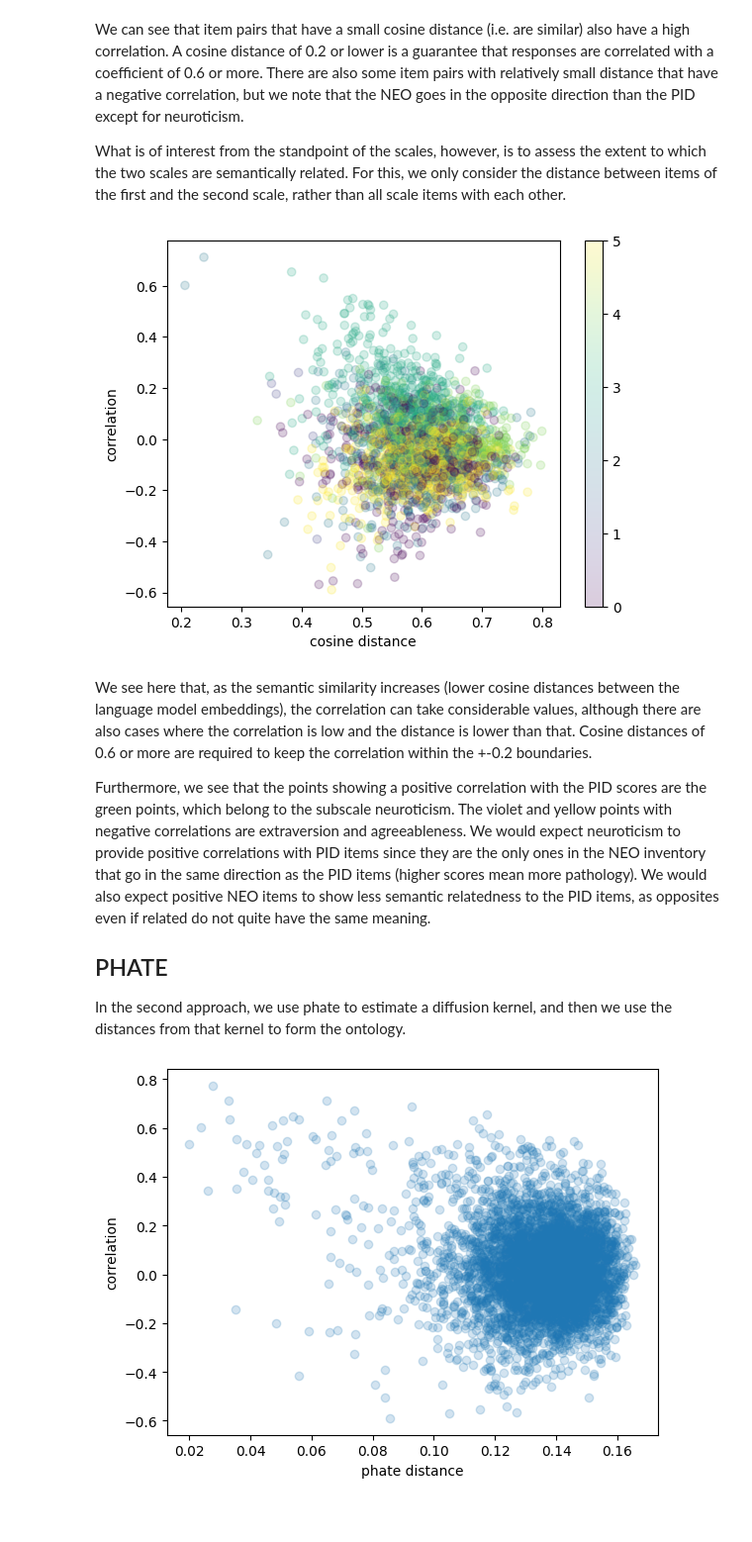
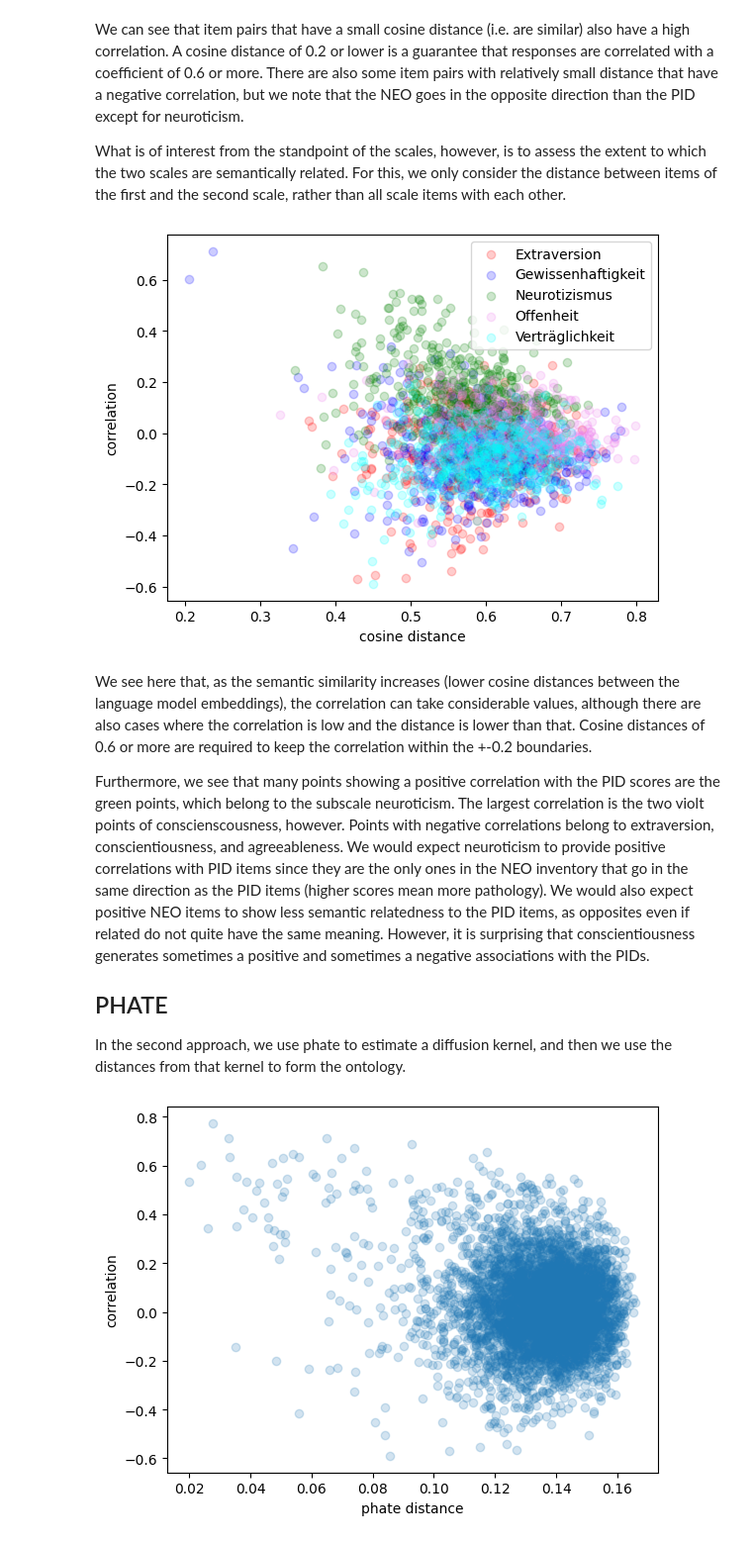
Before and after one commit to roberto-viviani/PsychoOntology, a Jupyter notebook: Ontology.ipynb, the cells around one changed output. Shown at 99% size. Saved outputs shown, nothing was run; the diff lists cells and outputs as text; code cells hidden in the pictures; blank space fills up the shorter version.

Commit message:
ontology, revision plot colors and comments on conscientiousness

```diff
--- a/Ontology.ipynb
+++ b/Ontology.ipynb
@@ -60,34 +60,32 @@ What is of interest from the standpoint of the scales, however, is to assess the
 # %%
 # select rows of mx where scales.scaleID is "NEO"
 neo_idx = scales['scaleID'] == 'NEO'
 pid_idx = scales['scaleID'] == 'PID'
 neo_mx = mx[neo_idx, :]
 pid_mx = mx[pid_idx, :]
 cdist_mx = distance.cdist(neo_mx, pid_mx, metric='cosine')
 ccorr_mx = corr_mx[np.ix_(neo_idx,pid_idx)]
 
-#create color colorcodes
-neo_type = pd.Categorical(scales[neo_idx]['type'].values)
-neo_codes = neo_type.codes
-#create a matrix of the same size as ccorr_mx with the colorcodes
-color_mx = np.zeros(ccorr_mx.shape)
-color_mx = color_mx + neo_type.codes[:, np.newaxis]
-
+# create a scatter plot of cdist_mx and ccorr_mx
 import matplotlib.pyplot as plt
-plt.scatter(cdist_mx.flatten(), ccorr_mx.flatten(), alpha = 0.2,
-            c = color_mx.flatten(), cmap = 'viridis')
-# add color legend to plot, mapping colors to the name of the NEO scale
-plt.colorbar()
+neo_types = pd.Categorical(scales[neo_idx]['type'].values)
+neo_cats = neo_types.categories
+colors = ['red', 'blue', 'green', 'violet', 'cyan']
+for neoscale, color in zip(neo_types.categories, colors):
+    neo_type_idx = neo_types == neoscale
+    plt.scatter(cdist_mx[neo_type_idx,:].flatten(), ccorr_mx[neo_type_idx,:].flatten(),
+                alpha = 0.2, c = color, label = neoscale)
+plt.legend(loc = 1)
 
 plt.xlabel('cosine distance')
 plt.ylabel('correlation')
 plt.show()
 # %% [output]
-[figure, old version]
+[figure, new version]
 # %% [markdown]
 We see here that, as the semantic similarity increases (lower cosine distances between the language model embeddings), the correlation can take considerable values, although there are also cases where the correlation is low and the distance is lower than that. Cosine distances of 0.6 or more are required to keep the correlation within the +-0.2 boundaries.
 
-Furthermore, we see that the points showing a positive correlation with the PID scores are the green points, which belong to the subscale neuroticism. The violet and yellow points with negative correlations are extraversion and agreeableness. We would expect neuroticism to provide positive correlations with PID items since they are the only ones in the NEO inventory that go in the same direction as the PID items (higher scores mean more pathology). We would also expect positive NEO items to show less semantic relatedness to the PID items, as opposites even if related do not quite have the same meaning.
+Furthermore, we see that many points showing a positive correlation with the PID scores are the green points, which belong to the subscale neuroticism. The largest correlation is the two violt points of conscienscousness, however. Points with negative correlations belong to extraversion, conscientiousness, and agreeableness. We would expect neuroticism to provide positive correlations with PID items since they are the only ones in the NEO inventory that go in the same direction as the PID items (higher scores mean more pathology). We would also expect positive NEO items to show less semantic relatedness to the PID items, as opposites even if related do not quite have the same meaning. However, it is surprising that conscientiousness generates sometimes a positive and sometimes a negative associations with the PIDs.
 
 ## PHATE
 
```
